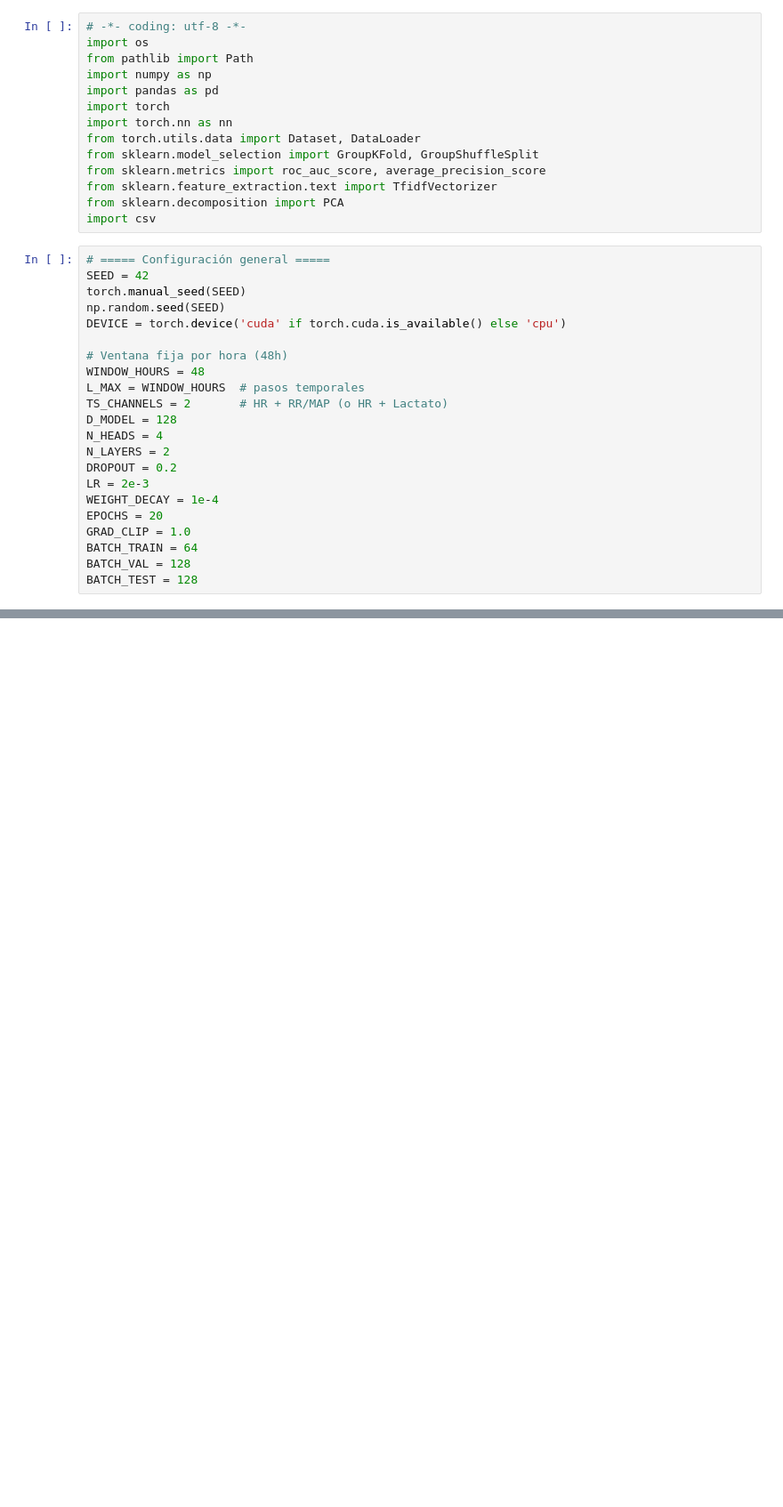
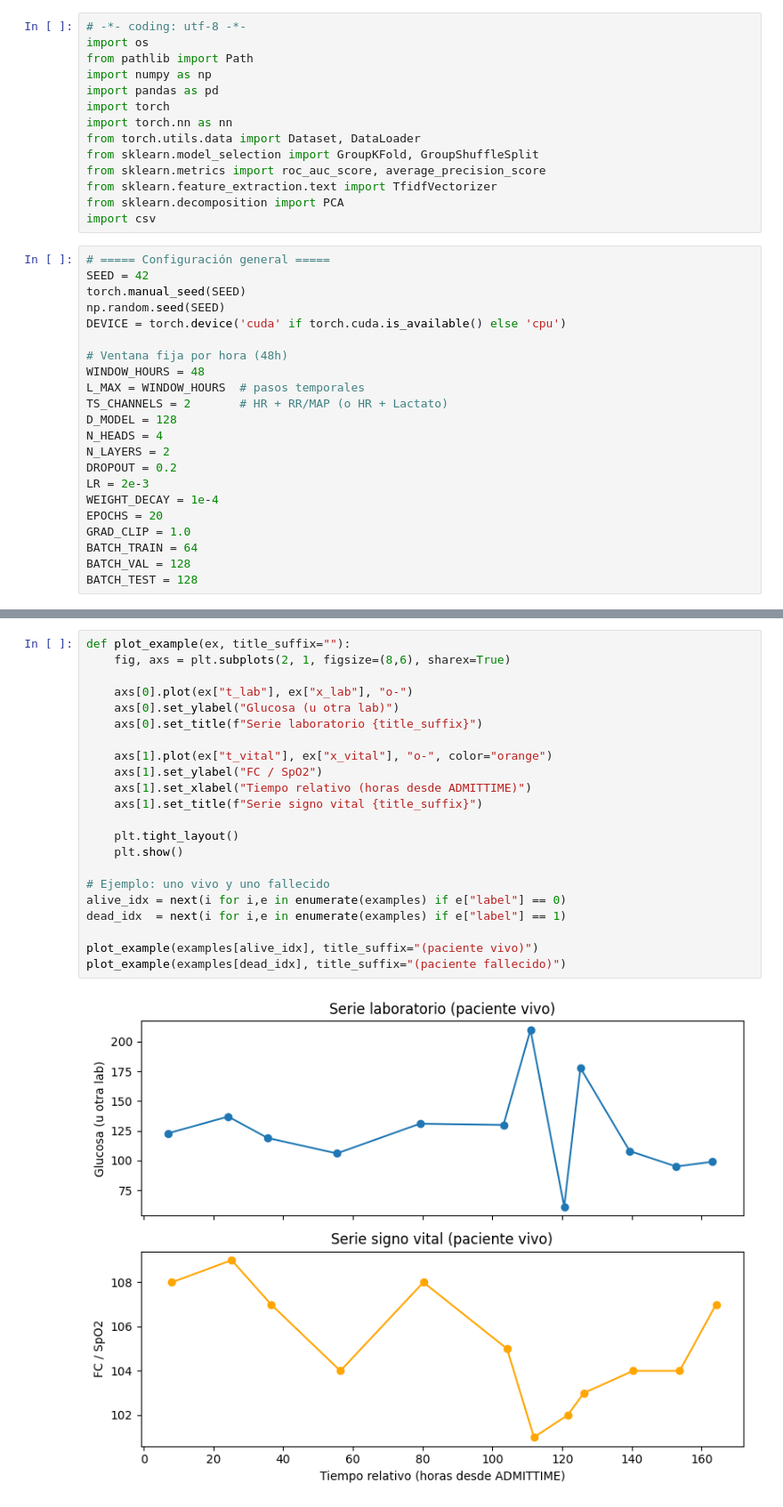
Before and after one commit to gabrielam-projects/DL-timeseries, a Jupyter notebook: Experimentos/mTAN/classification_mimic-iii.ipynb, the cells around one changed output, grey strips where cells are left out. Shown at 89% size. Cells and saved outputs as stored; diff of their text form; blank space fills up the shorter version.

```diff
--- a/Experimentos/mTAN/classification_mimic-iii.ipynb
+++ b/Experimentos/mTAN/classification_mimic-iii.ipynb
@@ -1362,0 +454,24 @@ if __name__ == "__main__":
+# %%
+def plot_example(ex, title_suffix=""):
+    fig, axs = plt.subplots(2, 1, figsize=(8,6), sharex=True)
+
+    axs[0].plot(ex["t_lab"], ex["x_lab"], "o-")
+    axs[0].set_ylabel("Glucosa (u otra lab)")
+    axs[0].set_title(f"Serie laboratorio {title_suffix}")
+
+    axs[1].plot(ex["t_vital"], ex["x_vital"], "o-", color="orange")
+    axs[1].set_ylabel("FC / SpO2")
+    axs[1].set_xlabel("Tiempo relativo (horas desde ADMITTIME)")
+    axs[1].set_title(f"Serie signo vital {title_suffix}")
+
+    plt.tight_layout()
+    plt.show()
+
+# Ejemplo: uno vivo y uno fallecido
+alive_idx = next(i for i,e in enumerate(examples) if e["label"] == 0)
+dead_idx  = next(i for i,e in enumerate(examples) if e["label"] == 1)
+
+plot_example(examples[alive_idx], title_suffix="(paciente vivo)")
+plot_example(examples[dead_idx], title_suffix="(paciente fallecido)")
+# %% [output]
+[figure, added]
```
Also changed, not shown: parts of 37 cells of this notebook, 1 other file.
